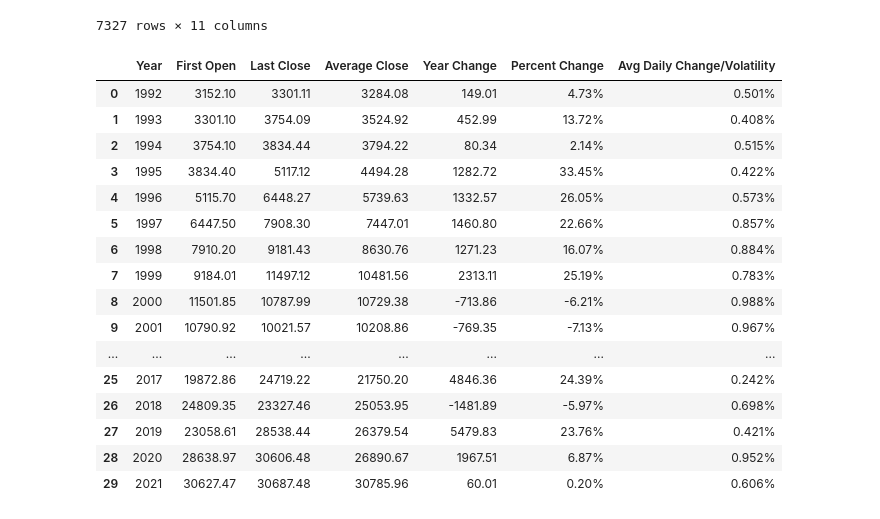
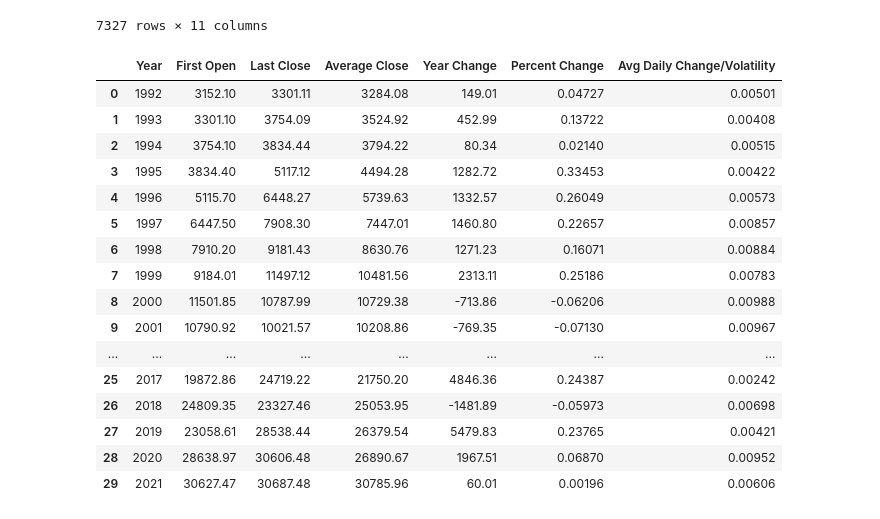
Before and after one commit to SyFlores/Crime_Victimization_and_the_Stock_Market, a Jupyter notebook: DataCleaning/Stock Data Cleaning.ipynb, the cells around one changed output. Saved outputs shown, nothing was run; the diff lists cells and outputs as text; code cells hidden in the pictures.

```diff
--- a/DataCleaning/Stock Data Cleaning.ipynb
+++ b/DataCleaning/Stock Data Cleaning.ipynb
@@ -44,44 +44,44 @@ group_stock = stock_df.groupby(["Year"])
 year_open = group_stock["Open"].first()
 year_close = group_stock["Close"].last()
 year_change = year_close-year_open
-perc_change = ((year_close/year_open) - 1)*100
+perc_change = ((year_close/year_open) - 1)
 avg_close = group_stock["Close"].mean()
-avg_change = (group_stock["Daily Change"].mean()/avg_close)*100
+avg_change = (group_stock["Daily Change"].mean()/avg_close)
 # %%
 dowjones_df = pd.DataFrame({
     "First Open": year_open,
     "Last Close": year_close,
     "Average Close": avg_close,
     "Year Change": year_change,
     "Percent Change": perc_change,
     "Avg Daily Change/Volatility": avg_change
 
 })
-dowjones_df["Percent Change"] = dowjones_df["Percent Change"].map("{:.2f}%".format)
+dowjones_df["Percent Change"] = dowjones_df["Percent Change"].map("{:.5f}".format)
 dowjones_df["First Open"] = dowjones_df["First Open"].map("{:.2f}".format)
 dowjones_df["Last Close"] = dowjones_df["Last Close"].map("{:.2f}".format)
 dowjones_df["Average Close"] = dowjones_df["Average Close"].map("{:.2f}".format)
 dowjones_df["Year Change"] = dowjones_df["Year Change"].map("{:.2f}".format)
-dowjones_df["Avg Daily Change/Volatility"] = dowjones_df["Avg Daily Change/Volatility"].map("{:.3f}%".format)
+dowjones_df["Avg Daily Change/Volatility"] = dowjones_df["Avg Daily Change/Volatility"].map("{:.5f}".format)
 dowjones_df.reset_index(level=0, inplace=True)
 dowjones_df
 # %% [output]
 |  | Year | First Open | Last Close | Average Close | Year Change | Percent Change | Avg Daily Change/Volatility |
-| 0 | 1992 | 3152.10 | 3301.11 | 3284.08 | 149.01 | 4.73% | 0.501% |
-| 1 | 1993 | 3301.10 | 3754.09 | 3524.92 | 452.99 | 13.72% | 0.408% |
-| 2 | 1994 | 3754.10 | 3834.44 | 3794.22 | 80.34 | 2.14% | 0.515% |
-| 3 | 1995 | 3834.40 | 5117.12 | 4494.28 | 1282.72 | 33.45% | 0.422% |
-| 4 | 1996 | 5115.70 | 6448.27 | 5739.63 | 1332.57 | 26.05% | 0.573% |
-| 5 | 1997 | 6447.50 | 7908.30 | 7447.01 | 1460.80 | 22.66% | 0.857% |
-| 6 | 1998 | 7910.20 | 9181.43 | 8630.76 | 1271.23 | 16.07% | 0.884% |
-| 7 | 1999 | 9184.01 | 11497.12 | 10481.56 | 2313.11 | 25.19% | 0.783% |
-| 8 | 2000 | 11501.85 | 10787.99 | 10729.38 | -713.86 | -6.21% | 0.988% |
-| 9 | 2001 | 10790.92 | 10021.57 | 10208.86 | -769.35 | -7.13% | 0.967% |
+| 0 | 1992 | 3152.10 | 3301.11 | 3284.08 | 149.01 | 0.04727 | 0.00501 |
+| 1 | 1993 | 3301.10 | 3754.09 | 3524.92 | 452.99 | 0.13722 | 0.00408 |
+| 2 | 1994 | 3754.10 | 3834.44 | 3794.22 | 80.34 | 0.02140 | 0.00515 |
+| 3 | 1995 | 3834.40 | 5117.12 | 4494.28 | 1282.72 | 0.33453 | 0.00422 |
+| 4 | 1996 | 5115.70 | 6448.27 | 5739.63 | 1332.57 | 0.26049 | 0.00573 |
+| 5 | 1997 | 6447.50 | 7908.30 | 7447.01 | 1460.80 | 0.22657 | 0.00857 |
+| 6 | 1998 | 7910.20 | 9181.43 | 8630.76 | 1271.23 | 0.16071 | 0.00884 |
+| 7 | 1999 | 9184.01 | 11497.12 | 10481.56 | 2313.11 | 0.25186 | 0.00783 |
+| 8 | 2000 | 11501.85 | 10787.99 | 10729.38 | -713.86 | -0.06206 | 0.00988 |
+| 9 | 2001 | 10790.92 | 10021.57 | 10208.86 | -769.35 | -0.07130 | 0.00967 |
 | ... | ... | ... | ... | ... | ... | ... | ... |
-| 25 | 2017 | 19872.86 | 24719.22 | 21750.20 | 4846.36 | 24.39% | 0.242% |
-| 26 | 2018 | 24809.35 | 23327.46 | 25053.95 | -1481.89 | -5.97% | 0.698% |
-| 27 | 2019 | 23058.61 | 28538.44 | 26379.54 | 5479.83 | 23.76% | 0.421% |
-| 28 | 2020 | 28638.97 | 30606.48 | 26890.67 | 1967.51 | 6.87% | 0.952% |
-| 29 | 2021 | 30627.47 | 30687.48 | 30785.96 | 60.01 | 0.20% | 0.606% |
+| 25 | 2017 | 19872.86 | 24719.22 | 21750.20 | 4846.36 | 0.24387 | 0.00242 |
+| 26 | 2018 | 24809.35 | 23327.46 | 25053.95 | -1481.89 | -0.05973 | 0.00698 |
+| 27 | 2019 | 23058.61 | 28538.44 | 26379.54 | 5479.83 | 0.23765 | 0.00421 |
+| 28 | 2020 | 28638.97 | 30606.48 | 26890.67 | 1967.51 | 0.06870 | 0.00952 |
+| 29 | 2021 | 30627.47 | 30687.48 | 30785.96 | 60.01 | 0.00196 | 0.00606 |
 # %%
 dowjones_df.to_csv("DowJones_Clean")
```
Also changed, not shown: 4 other files.
